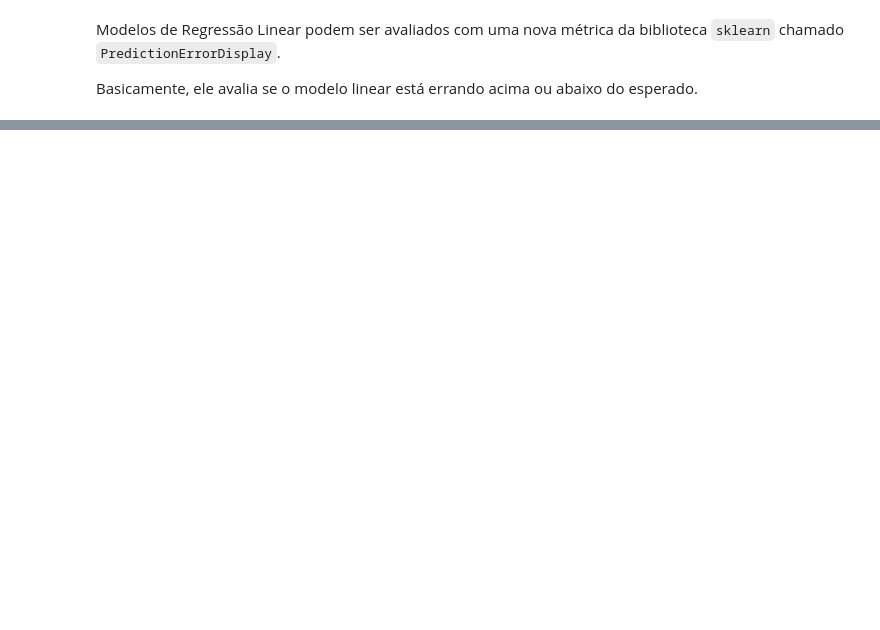
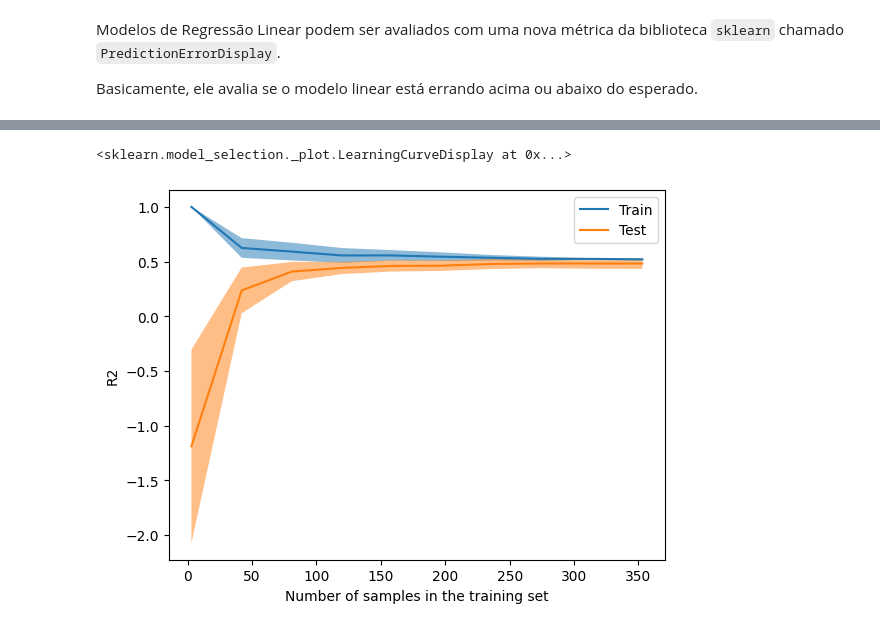
Before and after one commit to TulioInoue/datascience-study, a Jupyter notebook: cases/linear_regression/linear_regression.ipynb, the cells around one changed output, grey strips where cells are left out. Saved outputs shown, nothing was run; the diff lists cells and outputs as text; code cells hidden in the pictures; blank space fills up the shorter version.

```diff
--- a/cases/linear_regression/linear_regression.ipynb
+++ b/cases/linear_regression/linear_regression.ipynb
@@ -74,0 +86,11 @@ plt.show()
+# %%
+learning_curve_results = learning_curve(
+    estimator = model,
+    X = data.drop("target"),
+    y = data["target"],
+    shuffle = True,
+    random_state = 1,
+    train_sizes = np.linspace(start = 0.01, stop = 1, num = 10)
+)
+
+print(learning_curve_results)
@@ -74,0 +117,12 @@ plt.show()
+# %%
+display_learning_curve = LearningCurveDisplay(
+    train_sizes = learning_curve_results[0],
+    train_scores = learning_curve_results[1],
+    test_scores = learning_curve_results[2],
+    score_name = "R2"
+)
+
+display_learning_curve.plot()
+# %% [output]
+<sklearn.model_selection._plot.LearningCurveDisplay at 0x...>
+[figure, added]
```
Also changed, not shown: parts of 12 cells of this notebook.
